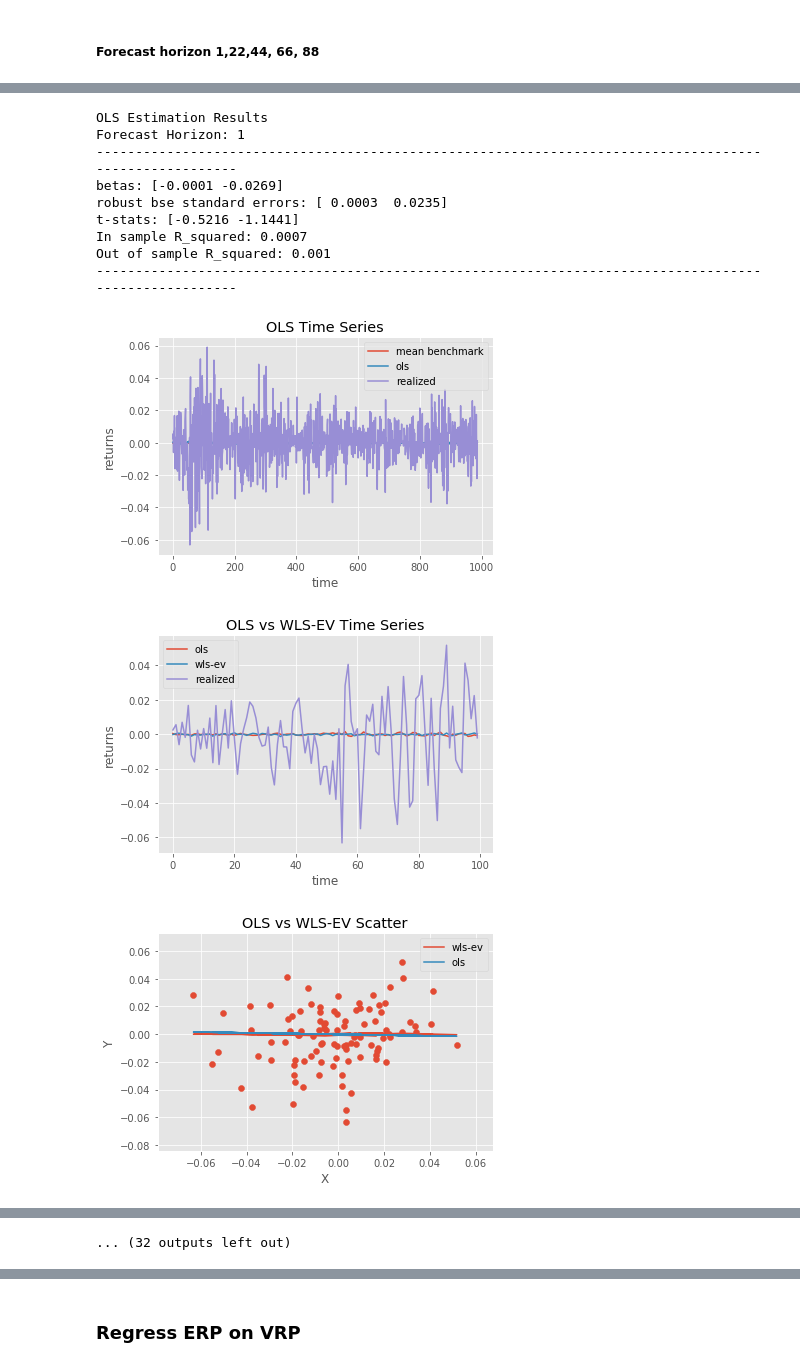
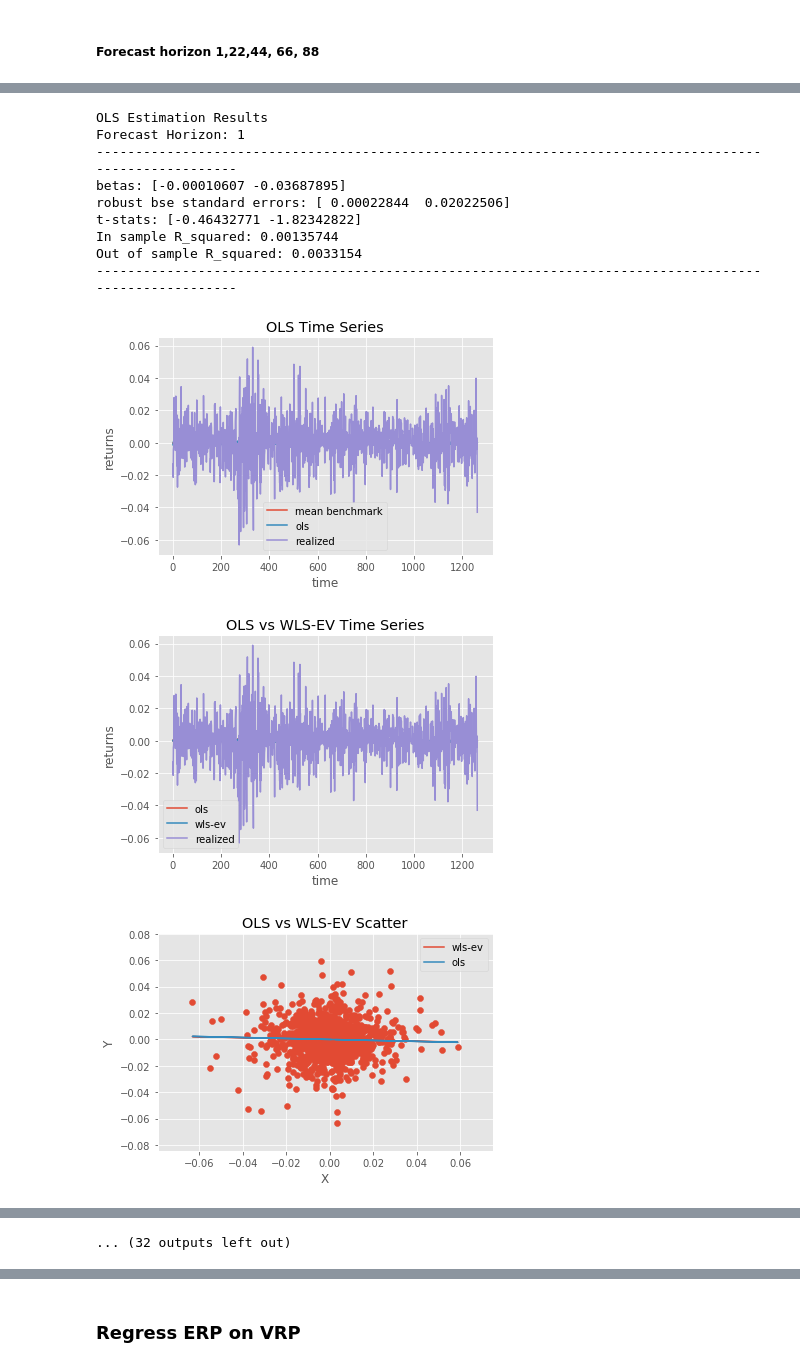
Before and after one commit to tobikuhlmann/robust-linear-forecasting, a Jupyter notebook: wlsev_analysis_new.ipynb, the cells around one changed output, grey strips where cells are left out. Drawn from its saved outputs; the diff is of its cells as text; code cells hidden in the pictures.

```diff
--- a/wlsev_analysis_new.ipynb
+++ b/wlsev_analysis_new.ipynb
@@ -386,7 +406,7 @@ for i in (1, 7, 14, 22,44, 66, 88):
     X, Y, y_wlsev = wlsev_obj.get_plot_data_wlsev()
 
     # OLS
-    ols_obj = OLS_model(data_vrperp_var['logreturns'][:-1].as_matrix(), data_vrperp_var['logreturns'][1:].as_matrix(), forecast_horizon)
+    ols_obj = OLS_model(data_retvol_var['logreturns'][:-1].as_matrix(), data_retvol_var['logreturns'][1:].as_matrix(), forecast_horizon)
     ols_obj.fit()
     # OOS evaluation to get Rsquared
     ols_obj.evaluate()
@@ -400,15 +420,15 @@ for i in (1, 7, 14, 22,44, 66, 88):
     # ------------------------------------------------------------------------------------------------------------
 
     # time series plot
-    plot_results(X[:100],Y[:100],y_wlsev[:100], y_ols[:100])
+    plot_results(X,Y,y_wlsev, y_ols)
     # scatter plot
-    plot_scatter(X[:100],Y[:100],y_wlsev[:100], y_ols[:100])
+    plot_scatter(X,Y,y_wlsev, y_ols)
 
     if forecast_horizon == 14:
         # time series plot
-        plt = plot_results_custom(X[:100],Y[:100],y_wlsev[:100], y_ols[:100], 'r on r, h = 14', 'log return')
+        plt = plot_results_custom(X,Y,y_wlsev, y_ols, 'r on r, h = 14', 'log return')
         # scatter plot
-        plt = plot_scatter_custom(X[:100],Y[:100],y_wlsev[:100], y_ols[:100], 'r on r, h = 14')
+        plt = plot_scatter_custom(X,Y,y_wlsev, y_ols, 'r on r, h = 14')
 # %% [output]
 WLS-EV Estimation Results
 Forecast Horizon: 1
@@ -421,17 +442,17 @@ Out of sample R_squared: 0.0032
 -------------------------------------------------------------------------------------------------------
 [figure]
 OLS Estimation Results
 Forecast Horizon: 1
 -------------------------------------------------------------------------------------------------------
-betas: [-0.0001 -0.0269]
-robust bse standard errors: [ 0.0003  0.0235]
-t-stats: [-0.5216 -1.1441]
-In sample R_squared: 0.0007
-Out of sample R_squared: 0.001
+betas: [-0.00010607 -0.03687895]
+robust bse standard errors: [ 0.00022844  0.02022506]
+t-stats: [-0.46432771 -1.82342822]
+In sample R_squared: 0.00135744
+Out of sample R_squared: 0.0033154
 -------------------------------------------------------------------------------------------------------
-[figure, old version]
+[figure, new version]
-[figure, old version]
+[figure, new version]
-[figure, old version]
+[figure, new version]
 WLS-EV Estimation Results
 Forecast Horizon: 7
 -------------------------------------------------------------------------------------------------------
```
Also changed, not shown: parts of 34 cells of this notebook, 4 other files.
